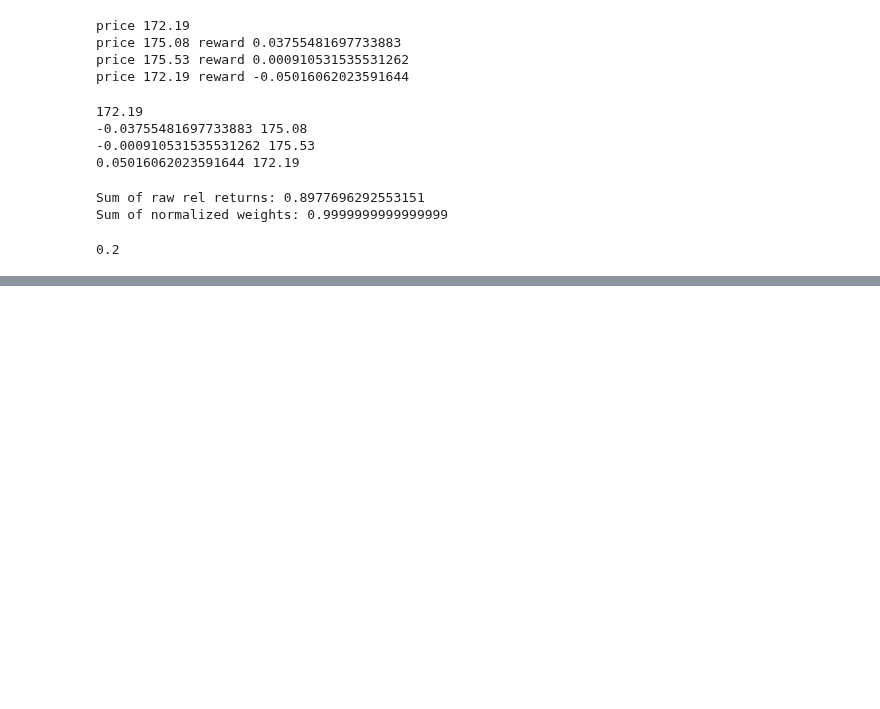
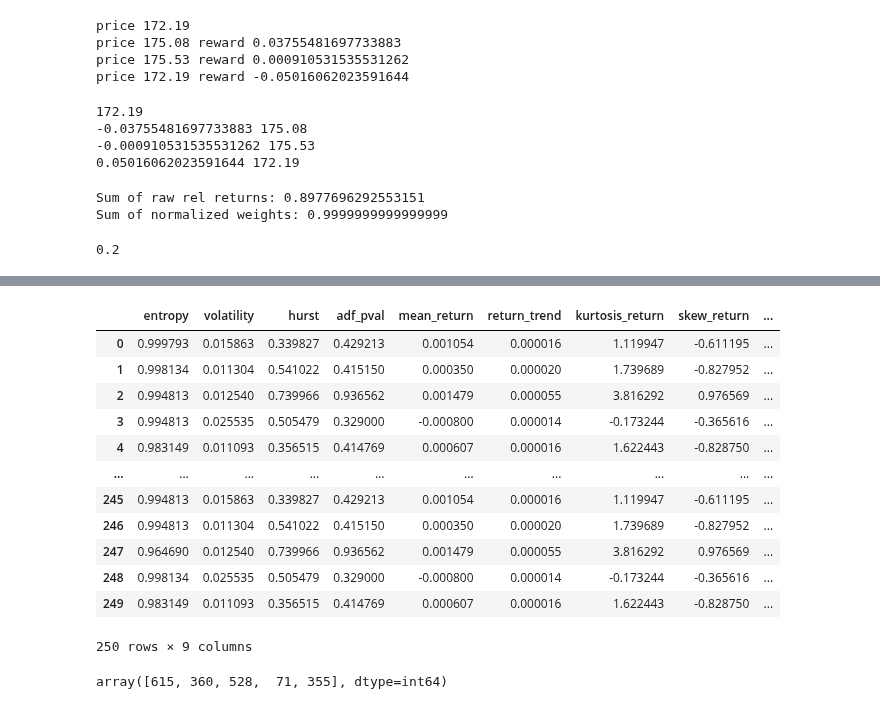
Before and after one commit to pihh/RL-Stock-Market-Masterpiece-Human-x-AI-Collab, a Jupyter notebook: notebooks/TO DELETE.ipynb, the cells around one changed output, grey strips where cells are left out. Saved outputs shown, nothing was run; the diff lists cells and outputs as text; code cells hidden in the pictures; blank space fills up the shorter version.

```diff
--- a/notebooks/TO DELETE.ipynb
+++ b/notebooks/TO DELETE.ipynb
@@ -440,0 +363,39 @@ result_df
+# %%
+
+
+class TradingEnvironmentBenchmark:
+    benchmark_path=DEFAULT_PATH+"/benchmark_episodes.json"
+    result_path=DEFAULT_PATH+"/meta_df_transfer.csv"
+    checkpoint_dir=DEFAULT_PATH+"/checkpoints"
+
+    def __init__(self):
+        self._boot()
+
+    def _boot(self):
+        self._load_results()
+        self._load_ohlcv()
+
+    def _load_results(self):
+        # Get results
+        result_df = pd.read_csv(self.result_path)
+
+        # Parse configuration
+        result_df['config_dict'] = result_df['config'].apply(json.loads)
+
+        # Normalize the JSON dictionaries into a DataFrame
+        config_expanded_df = pd.json_normalize(result_df['config_dict'])
+
+        # Remove overlapping columns
+        overlapping_cols = set(result_df.columns).intersection(config_expanded_df.columns)
+        config_expanded_df = config_expanded_df.drop(columns=overlapping_cols)
+
+        # Join the expanded config to the original DataFrame
+        result_df_expanded = pd.concat([
+            result_df.drop(columns=['config', 'config_dict']),
+            config_expanded_df
+        ], axis=1)
+        self.result_df = result_df_expanded
+
+
+    def _load_ohlcv(self):
+        self.ohlcv_df = OHLCV_DF.copy()
@@ -440,0 +621,23 @@ result_df
+# %%
+bm = TradingEnvironmentBenchmark(ohlcv_df=OHLCV_DF.copy())
+bm.train_meta_models()
+# %%
+bm.result_df[['entropy', 'volatility', 'hurst', 'adf_pval', 'mean_return', 'return_trend', 'kurtosis_return', 'skew_return', 'max_drawdown']]
+# %% [output]
+|  | entropy | volatility | hurst | adf_pval | mean_return | return_trend | kurtosis_return | skew_return | ... |
+| 0 | 0.999793 | 0.015863 | 0.339827 | 0.429213 | 0.001054 | 0.000016 | 1.119947 | -0.611195 | ... |
+| 1 | 0.998134 | 0.011304 | 0.541022 | 0.415150 | 0.000350 | 0.000020 | 1.739689 | -0.827952 | ... |
+| 2 | 0.994813 | 0.012540 | 0.739966 | 0.936562 | 0.001479 | 0.000055 | 3.816292 | 0.976569 | ... |
+| 3 | 0.994813 | 0.025535 | 0.505479 | 0.329000 | -0.000800 | 0.000014 | -0.173244 | -0.365616 | ... |
+| 4 | 0.983149 | 0.011093 | 0.356515 | 0.414769 | 0.000607 | 0.000016 | 1.622443 | -0.828750 | ... |
+| ... | ... | ... | ... | ... | ... | ... | ... | ... | ... |
+| 245 | 0.994813 | 0.015863 | 0.339827 | 0.429213 | 0.001054 | 0.000016 | 1.119947 | -0.611195 | ... |
+| 246 | 0.994813 | 0.011304 | 0.541022 | 0.415150 | 0.000350 | 0.000020 | 1.739689 | -0.827952 | ... |
+| 247 | 0.964690 | 0.012540 | 0.739966 | 0.936562 | 0.001479 | 0.000055 | 3.816292 | 0.976569 | ... |
+| 248 | 0.998134 | 0.025535 | 0.505479 | 0.329000 | -0.000800 | 0.000014 | -0.173244 | -0.365616 | ... |
+| 249 | 0.983149 | 0.011093 | 0.356515 | 0.414769 | 0.000607 | 0.000016 | 1.622443 | -0.828750 | ... |
+250 rows × 9 columns
+# %%
+bm.result_df['train_idx'].unique()
+# %% [output]
+array([615, 360, 528,  71, 355], dtype=int64)
```
Also changed, not shown: parts of 30 cells of this notebook, 4 other files.
